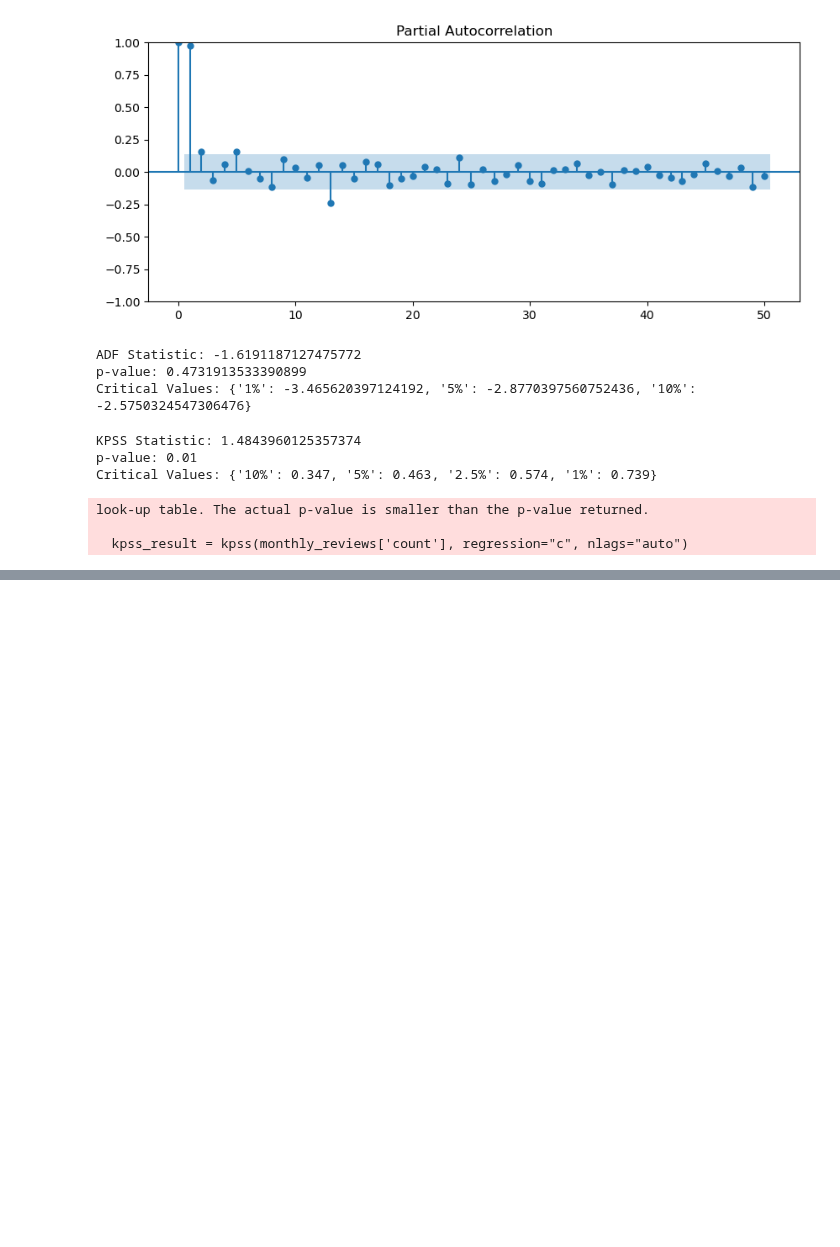
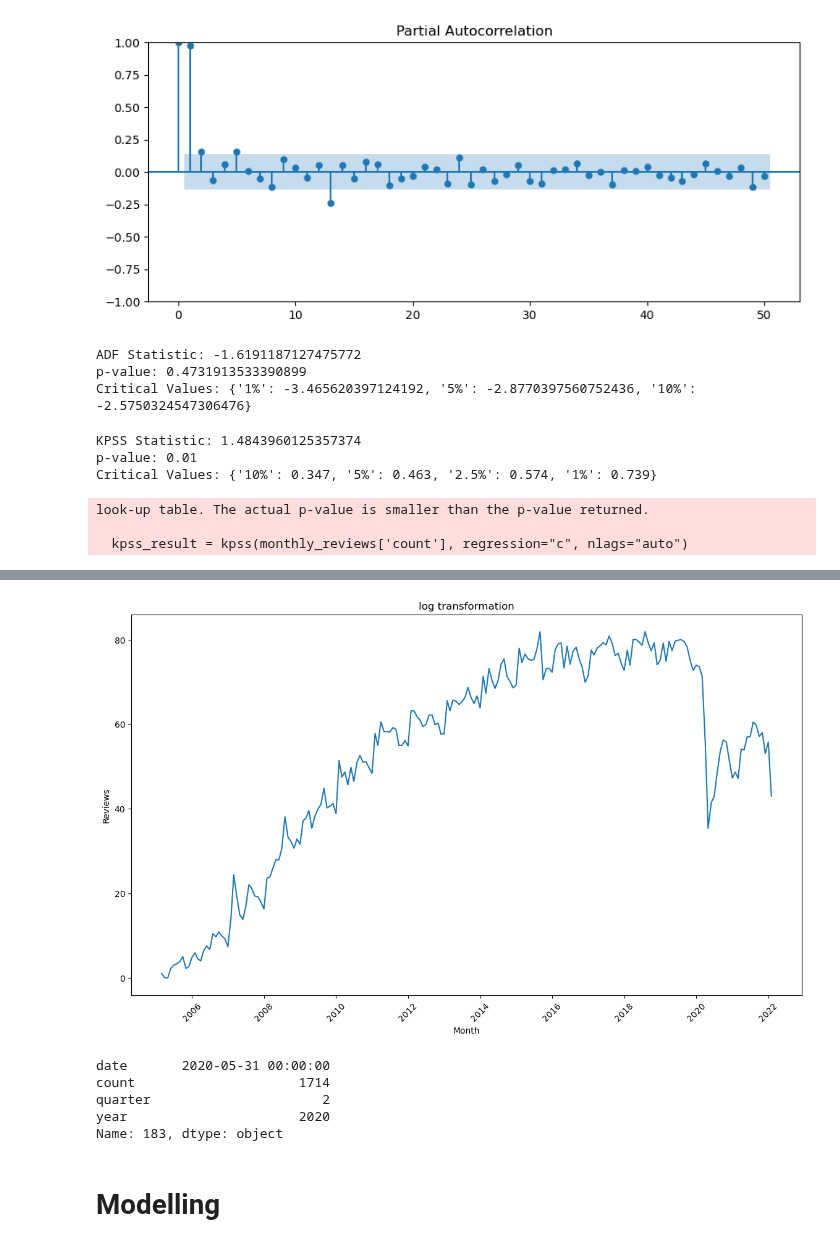
Before and after one commit to larasneves/ComplexDataAnalysis, a Jupyter notebook: Part 2 Social Network Forecasting/timeseries.ipynb, the cells around one changed output, grey strips where cells are left out. Drawn from its saved outputs; the diff is of its cells as text; code cells hidden in the pictures; blank space fills up the shorter version.

```diff
--- a/Part 2 Social Network Forecasting/timeseries.ipynb
+++ b/Part 2 Social Network Forecasting/timeseries.ipynb
@@ -138,0 +150,11 @@ look-up table. The actual p-value is smaller than the p-value returned.
+# %%
+#plot sqrt transformation
+plt.figure(figsize=(14, 8))
+plt.plot(monthly_reviews['date'], np.sqrt(monthly_reviews['count']))
+plt.xlabel('Month')
+plt.ylabel('Reviews')
+plt.title('log transformation')
+plt.xticks(rotation=45)
+plt.show()
+# %% [output]
+[figure, added]
@@ -138,0 +172,10 @@ look-up table. The actual p-value is smaller than the p-value returned.
+# %%
+monthly_reviews.iloc[183]
+# %% [output]
+date       2020-05-31 00:00:00
+count                     1714
+quarter                      2
+year                      2020
+Name: 183, dtype: object
+# %% [markdown]
+# Modelling
```
Also changed, not shown: parts of 24 cells of this notebook.
